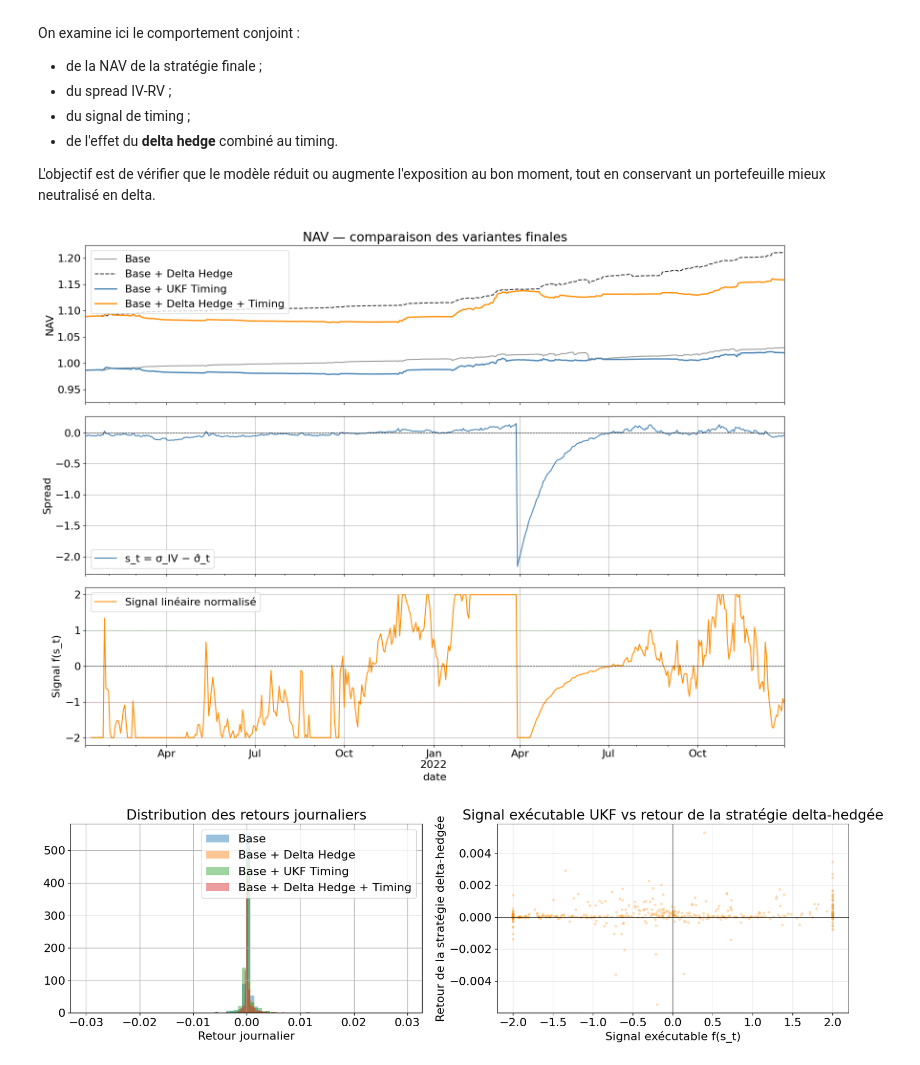
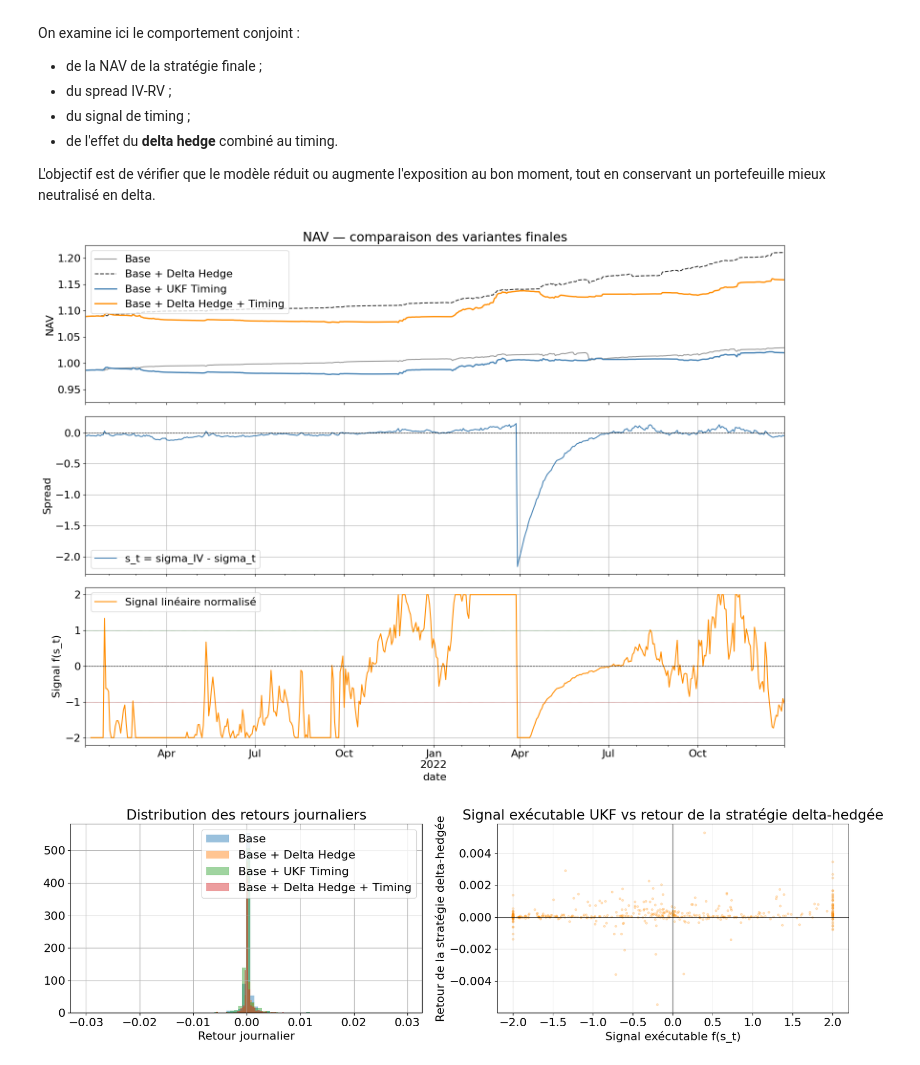
Before and after one commit to nathanli11/Realized-Volatility-Timing, a Jupyter notebook: notebooks/realized_vol_timing.ipynb, the cells around one changed output. Saved outputs shown, nothing was run; the diff lists cells and outputs as text; code cells hidden in the pictures.

```diff
--- a/notebooks/realized_vol_timing.ipynb
+++ b/notebooks/realized_vol_timing.ipynb
@@ -1164,34 +1289,34 @@ On examine ici le comportement conjoint :
 
 L'objectif est de vérifier que le modèle réduit ou augmente l'exposition au bon moment, tout en conservant un portefeuille mieux neutralisé en delta.
 # %%
-# ── NAV, spread et signal : comparaison des variantes finales ─────────────────
+# NAV, spread et signal : comparaison des variantes finales
 fig, (ax1, ax2, ax3) = plt.subplots(3, 1, figsize=(16, 12), sharex=True)
 
 # NAV : comparaison des 4 variantes
 bt_base.nav["NAV"].plot(ax=ax1, label="Base", grid=True, color="gray", alpha=0.8)
 bt_dh.nav["NAV"].plot(ax=ax1, label="Base + Delta Hedge", color="black", linestyle="--", alpha=0.8)
 bt_timed_linear.nav["NAV"].plot(ax=ax1, label="Base + UKF Timing", color="steelblue", linewidth=2)
 bt_dh_timed_linear.nav["NAV"].plot(ax=ax1, label="Base + Delta Hedge + Timing", color="darkorange", linewidth=2)
 ax1.set_ylabel("NAV")
 ax1.legend()
 ax1.set_title("NAV — comparaison des variantes finales")
 
 # Spread UKF
-spread.plot(ax=ax2, color="steelblue", label="s_t = σ_IV − σ̂_t", grid=True)
+spread.plot(ax=ax2, color="steelblue", label="s_t = sigma_IV - sigma_t", grid=True)
 ax2.axhline(0, color="black", linewidth=0.8, linestyle="--")
 ax2.set_ylabel("Spread")
 ax2.legend()
 
 # Signal normalisé
 signal_linear.plot(ax=ax3, color="darkorange", label="Signal linéaire normalisé", grid=True)
 ax3.axhline(0, color="black", linewidth=0.8, linestyle="--")
 ax3.axhline(1, color="green", linewidth=0.5, linestyle=":")
 ax3.axhline(-1, color="red", linewidth=0.5, linestyle=":")
 ax3.set_ylabel("Signal f(s_t)")
 ax3.legend()
 
 plt.tight_layout()
 plt.show()
 # %% [output]
-[figure, old version]
+[figure, new version]
 # %%
```
Also changed, not shown: parts of 67 cells of this notebook, 5 other files.
